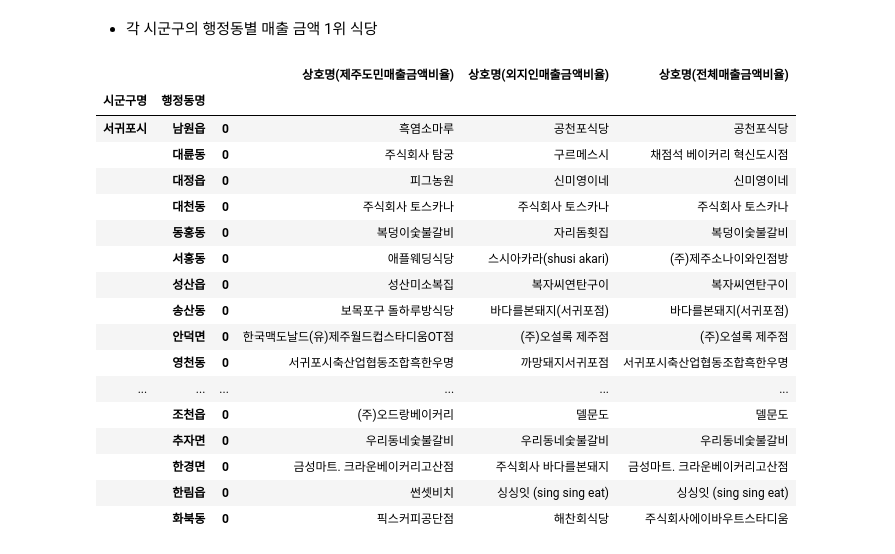
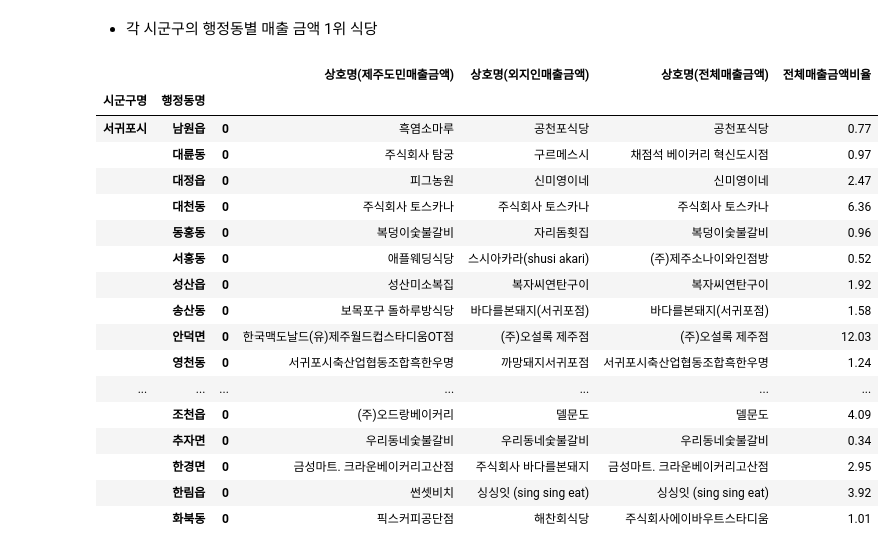
Before and after one commit to Hwijune/hackt, a Jupyter notebook: study/01_AI_Bigdata_Programming/jeju_eda/jeju_eda.ipynb, the cells around one changed output. Saved outputs shown, nothing was run; the diff lists cells and outputs as text; code cells hidden in the pictures.

```diff
--- a/study/01_AI_Bigdata_Programming/jeju_eda/jeju_eda.ipynb
+++ b/study/01_AI_Bigdata_Programming/jeju_eda/jeju_eda.ipynb
@@ -211,40 +211,40 @@ result.fillna("")
 # %%
 df1['상호명(제주도민매출금액)'] = df1['상호명']
 grouped = df1.groupby(['시군구명', '행정동명'])
-func = lambda g: g.sort_values(by='제주도민매출금액', ascending=False).head(1).reset_index(drop=True)
+func = lambda g: g.sort_values(by='제주도민매출금액비율', ascending=False).head(1).reset_index(drop=True)
 res1 = grouped.apply(func)[['상호명(제주도민매출금액)']]
 
 df1['상호명(외지인매출금액)'] = df1['상호명']
 grouped = df1.groupby(['시군구명', '행정동명'])
-func = lambda g: g.sort_values(by='외지인매출금액', ascending=False).head(1).reset_index(drop=True)#[:1]
+func = lambda g: g.sort_values(by='외지인매출금액비율', ascending=False).head(1).reset_index(drop=True)#[:1]
 res3 = grouped.apply(func)[['상호명(외지인매출금액)']]
 
 df1['상호명(전체매출금액)'] = df1['상호명']
 grouped = df1.groupby(['시군구명', '행정동명'])
-func = lambda g: g.sort_values(by='전체매출금액', ascending=False).head(1).reset_index(drop=True)#[:1]
-res5 = grouped.apply(func)[['상호명(전체매출금액)']]
+func = lambda g: g.sort_values(by='전체매출금액비율', ascending=False).head(1).reset_index(drop=True)#[:1]
+res5 = grouped.apply(func)[['상호명(전체매출금액)', '전체매출금액비율']]
 
 result = pd.concat([res1, res3, res5], axis = 1)
 result.fillna("")
 # %% [output]
-|  |  |  | 상호명(제주도민매출금액비율) | 상호명(외지인매출금액비율) | 상호명(전체매출금액비율) |
-| 시군구명 | 행정동명 |  |  |  |  |
-| 서귀포시 | 남원읍 | 0 | 흑염소마루 | 공천포식당 | 공천포식당 |
-|  | 대륜동 | 0 | 주식회사 탐궁 | 구르메스시 | 채점석 베이커리 혁신도시점 |
-|  | 대정읍 | 0 | 피그농원 | 신미영이네 | 신미영이네 |
-|  | 대천동 | 0 | 주식회사 토스카나 | 주식회사 토스카나 | 주식회사 토스카나 |
-|  | 동홍동 | 0 | 복덩이숯불갈비 | 자리돔횟집 | 복덩이숯불갈비 |
-|  | 서홍동 | 0 | 애플웨딩식당 | 스시아카라(shusi akari) | (주)제주소나이와인점방 |
-|  | 성산읍 | 0 | 성산미소복집 | 복자씨연탄구이 | 복자씨연탄구이 |
-|  | 송산동 | 0 | 보목포구 돌하루방식당 | 바다를본돼지(서귀포점) | 바다를본돼지(서귀포점) |
-|  | 안덕면 | 0 | 한국맥도날드(유)제주월드컵스타디움OT점 | (주)오설록 제주점 | (주)오설록 제주점 |
-|  | 영천동 | 0 | 서귀포시축산업협동조합흑한우명 | 까망돼지서귀포점 | 서귀포시축산업협동조합흑한우명 |
-| ... | ... | ... | ... | ... | ... |
-|  | 조천읍 | 0 | (주)오드랑베이커리 | 델문도 | 델문도 |
-|  | 추자면 | 0 | 우리동네숯불갈비 | 우리동네숯불갈비 | 우리동네숯불갈비 |
-|  | 한경면 | 0 | 금성마트. 크라운베이커리고산점 | 주식회사 바다를본돼지 | 금성마트. 크라운베이커리고산점 |
-|  | 한림읍 | 0 | 썬셋비치 | 싱싱잇 (sing sing eat) | 싱싱잇 (sing sing eat) |
-|  | 화북동 | 0 | 픽스커피공단점 | 해찬회식당 | 주식회사에이바우트스타디움 |
+|  |  |  | 상호명(제주도민매출금액) | 상호명(외지인매출금액) | 상호명(전체매출금액) | 전체매출금액비율 |
+| 시군구명 | 행정동명 |  |  |  |  |  |
+| 서귀포시 | 남원읍 | 0 | 흑염소마루 | 공천포식당 | 공천포식당 | 0.77 |
+|  | 대륜동 | 0 | 주식회사 탐궁 | 구르메스시 | 채점석 베이커리 혁신도시점 | 0.97 |
+|  | 대정읍 | 0 | 피그농원 | 신미영이네 | 신미영이네 | 2.47 |
+|  | 대천동 | 0 | 주식회사 토스카나 | 주식회사 토스카나 | 주식회사 토스카나 | 6.36 |
+|  | 동홍동 | 0 | 복덩이숯불갈비 | 자리돔횟집 | 복덩이숯불갈비 | 0.96 |
+|  | 서홍동 | 0 | 애플웨딩식당 | 스시아카라(shusi akari) | (주)제주소나이와인점방 | 0.52 |
+|  | 성산읍 | 0 | 성산미소복집 | 복자씨연탄구이 | 복자씨연탄구이 | 1.92 |
+|  | 송산동 | 0 | 보목포구 돌하루방식당 | 바다를본돼지(서귀포점) | 바다를본돼지(서귀포점) | 1.58 |
+|  | 안덕면 | 0 | 한국맥도날드(유)제주월드컵스타디움OT점 | (주)오설록 제주점 | (주)오설록 제주점 | 12.03 |
+|  | 영천동 | 0 | 서귀포시축산업협동조합흑한우명 | 까망돼지서귀포점 | 서귀포시축산업협동조합흑한우명 | 1.24 |
+| ... | ... | ... | ... | ... | ... | ... |
+|  | 조천읍 | 0 | (주)오드랑베이커리 | 델문도 | 델문도 | 4.09 |
+|  | 추자면 | 0 | 우리동네숯불갈비 | 우리동네숯불갈비 | 우리동네숯불갈비 | 0.34 |
+|  | 한경면 | 0 | 금성마트. 크라운베이커리고산점 | 주식회사 바다를본돼지 | 금성마트. 크라운베이커리고산점 | 2.95 |
+|  | 한림읍 | 0 | 썬셋비치 | 싱싱잇 (sing sing eat) | 싱싱잇 (sing sing eat) | 3.92 |
+|  | 화북동 | 0 | 픽스커피공단점 | 해찬회식당 | 주식회사에이바우트스타디움 | 1.01 |
 # %%
 df2 = pd.read_csv('/home/hwi/study/code_test/study/01_AI_Bigdata_Programming/jeju_eda/df_call.csv')
 df2.info()
```
Also changed, not shown: parts of 3 cells of this notebook, 2 other files.
